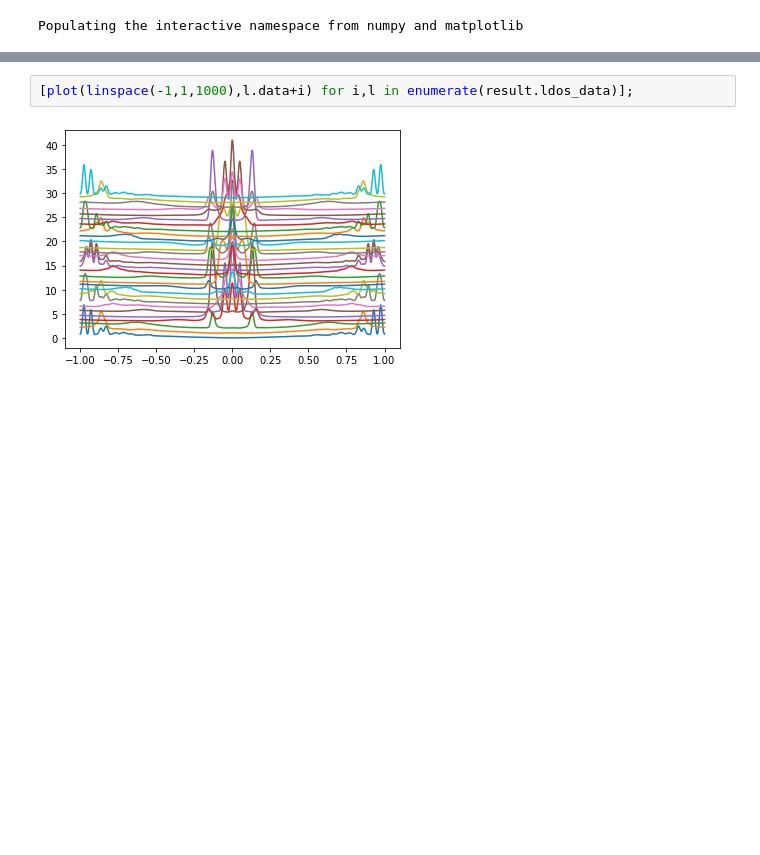
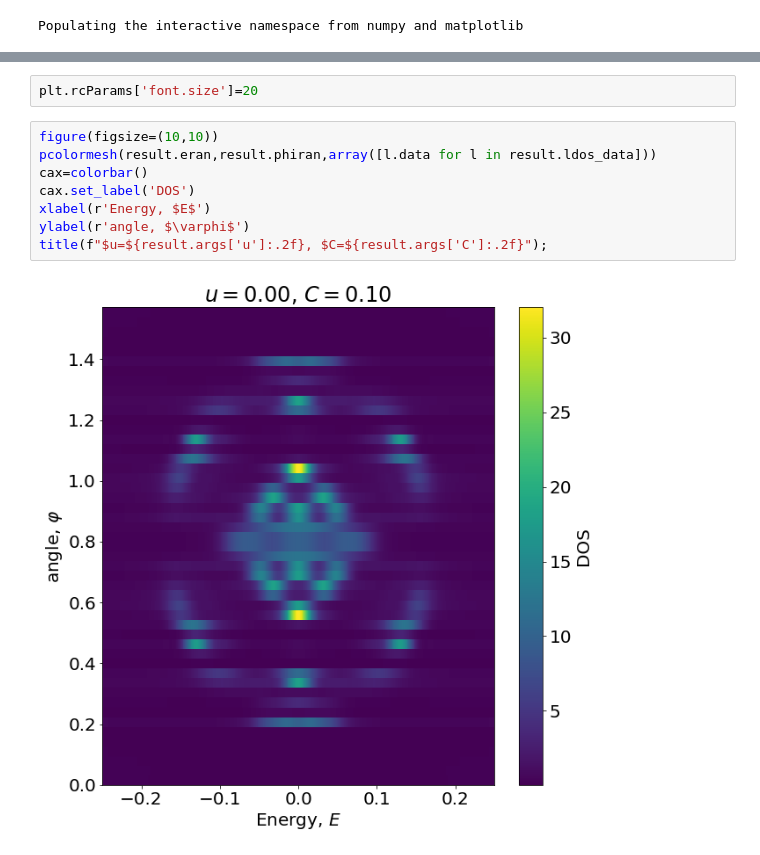
Before and after one commit to asbothjanos/Weyl_Z2_2D, a Jupyter notebook: python/Coupled_BHZedge_circle_pybinding_kpm.ipynb, the cells around one changed output, grey strips where cells are left out. Saved outputs shown, nothing was run; the diff lists cells and outputs as text; blank space fills up the shorter version.

```diff
--- a/python/Coupled_BHZedge_circle_pybinding_kpm.ipynb
+++ b/python/Coupled_BHZedge_circle_pybinding_kpm.ipynb
@@ -78,4 +92,12 @@ plot(*result.points,'ro')
-# %%
-[plot(linspace(-1,1,1000),l.data+i) for i,l in enumerate(result.ldos_data)];
-# %% [output]
-[figure, removed]
+# %%
+plt.rcParams['font.size']=20
+# %%
+figure(figsize=(10,10))
+pcolormesh(result.eran,result.phiran,array([l.data for l in result.ldos_data]))
+cax=colorbar()
+cax.set_label('DOS')
+xlabel(r'Energy, $E$')
+ylabel(r'angle, $\varphi$')
+title(f"$u=${result.args['u']:.2f}, $C=${result.args['C']:.2f}");
+# %% [output]
+[figure, added]
```
Also changed, not shown: parts of 3 cells of this notebook.
